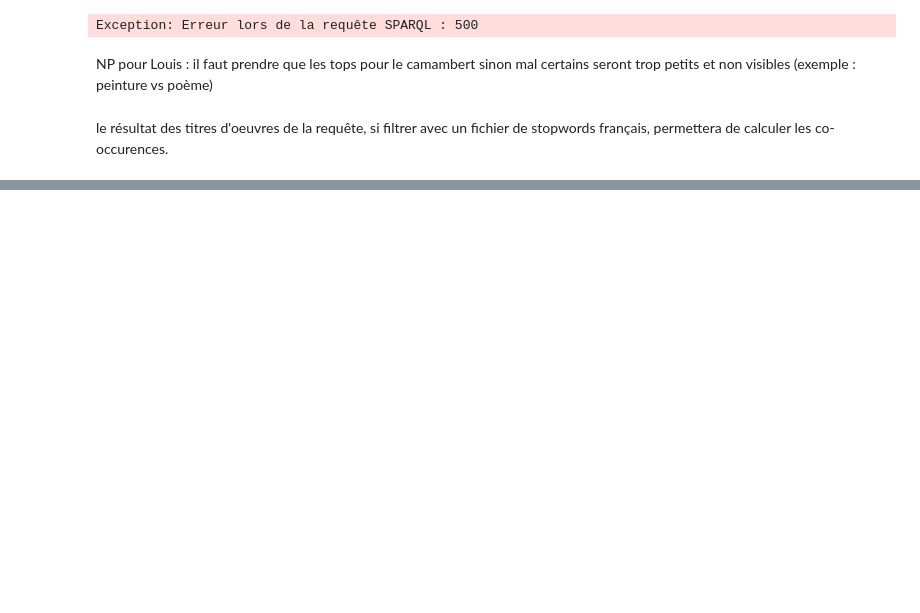
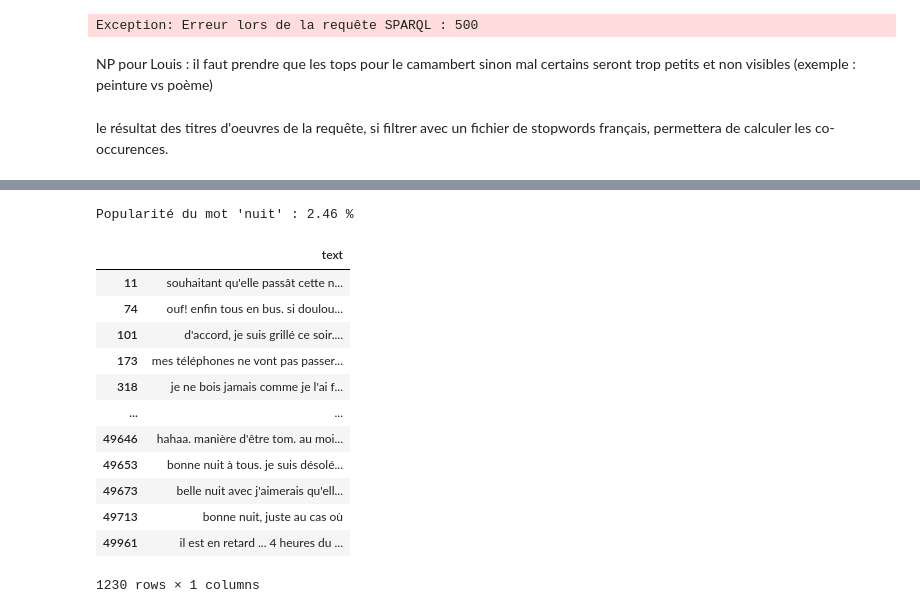
Before and after one commit to Aminata-Dev/L-observatoire-du-mot, a Jupyter notebook: main.ipynb, the cells around one changed output, grey strips where cells are left out. Cells and saved outputs as stored; diff of their text form; code cells hidden in the pictures; blank space fills up the shorter version.

Commit message:
data: ajout data twitter.py

```diff
--- a/main.ipynb
+++ b/main.ipynb
@@ -410,0 +435,47 @@ le résultat des titres d'oeuvres de la requête, si filtrer avec un fichier de
+# %%
+import pandas as pd
+
+mot = "nuit"
+
+df = pd.read_csv('data/french_tweets_mini.csv') #le dataframe a été réduit à 50000 observations pour permettre le stockage sur Github
+
+nbr_tweets = df.shape[0]
+tweets_avec_mot = df[df["text"].str.contains(mot.lower())]
+
+#print(tweets_avec_mot)
+frequence_mot = tweets_avec_mot.shape[0]
+
+#print(nbr_tweets, frequence_mot)
+
+#Si le mot choisi apparaissait autant de fois dans les tweets que le nombre de tweets de notre dataset, on considérait qu'il mérite le score maximum et son score de popularité serait 100%.
+score_popularite = ((frequence_mot/nbr_tweets)*100)
+
+print(f"Popularité du mot '{mot}' : {round(score_popularite, 2)} %")
+#exemple : Popularité du mot 'je' : 25.9 %
+
+from exportation_csv import exporter_donnees_csv
+
+exporter_donnees_csv(
+    {"mot":[mot],
+    "score":[score_popularite]},
+    "score_de_popularite.csv"
+)
+
+tweets_avec_mot.to_csv("data/tweets_avec_mot.csv")
+
+tweets_avec_mot
+# %% [output]
+Popularité du mot 'nuit' : 2.46 %
+|  | text |
+| 11 | souhaitant qu'elle passât cette n... |
+| 74 | ouf! enfin tous en bus. si doulou... |
+| 101 | d'accord, je suis grillé ce soir.... |
+| 173 | mes téléphones ne vont pas passer... |
+| 318 | je ne bois jamais comme je l'ai f... |
+| ... | ... |
+| 49646 | hahaa. manière d'être tom. au moi... |
+| 49653 | bonne nuit à tous. je suis désolé... |
+| 49673 | belle nuit avec j'aimerais qu'ell... |
+| 49713 | bonne nuit, juste au cas où |
+| 49961 | il est en retard ... 4 heures du ... |
+1230 rows × 1 columns
```
Also changed, not shown: parts of 8 cells of this notebook, 4 other files.
